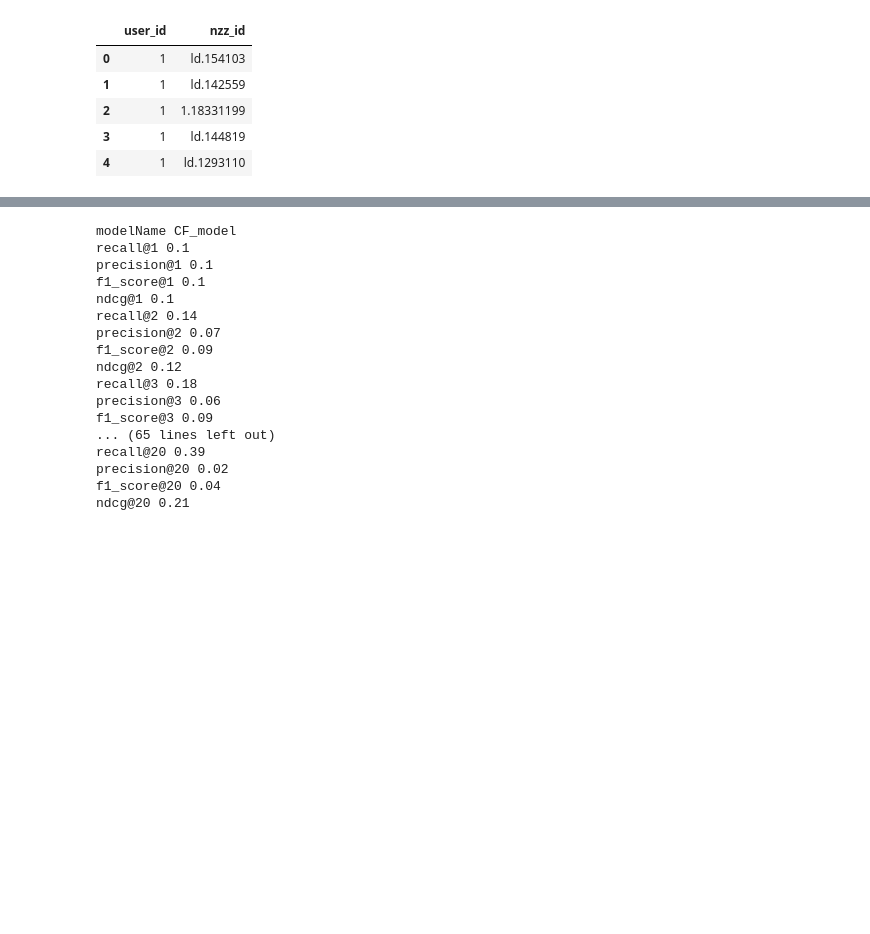
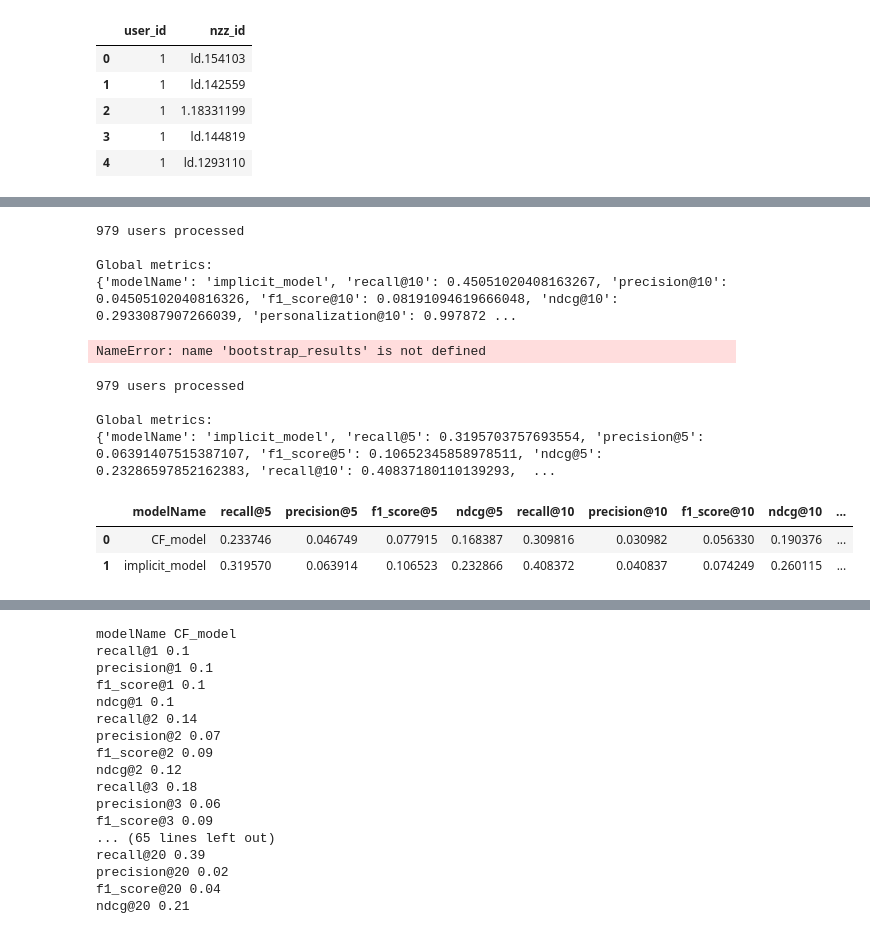
Before and after one commit to amakarewicz/RecommenderSystem, a Jupyter notebook: Kamil/notebooks/collaborative_filtering_model.ipynb, the cells around one changed output, grey strips where cells are left out. Cells and saved outputs as stored; diff of their text form; code cells hidden in the pictures; blank space fills up the shorter version.

```diff
--- a/Kamil/notebooks/collaborative_filtering_model.ipynb
+++ b/Kamil/notebooks/collaborative_filtering_model.ipynb
@@ -48,5 +80,16 @@ sys.path.append('../code')
 from cf_model import CFModel
 from model_evaluator import ModelEvaluator
 from random_model import RandomModel
-
-model_evaluator = ModelEvaluator(k_list = range(1,21))
+from implicit_model import ImplicitModel
+model_evaluator = ModelEvaluator(k_list = [10])
+# %%
+#cf_recommender_model = CFModel(n_latent_factors=200)
+cf_recommender_model = ImplicitModel(n_latent_factors=500, regularization=150, alpha=50, iterations=10)
+cf_recommender_model.fit(df_train)
+cf_global_metrics, cf_detailed_results_df = model_evaluator.evaluate_model(cf_recommender_model, readers, df_train, df_test, interactions=0)
+print('\nGlobal metrics:\n%s' % cf_global_metrics)
+# %% [output]
+979 users processed
+
+Global metrics:
+{'modelName': 'implicit_model', 'recall@10': 0.45051020408163267, 'precision@10': 0.04505102040816326, 'f1_score@10': 0.08191094619666048, 'ndcg@10': 0.2933087907266039, 'personalization@10': 0.997872 ...
@@ -52,0 +103,4 @@ model_evaluator = ModelEvaluator(k_list = range(1,21))
+# %%
+print(bootstrap_results)
+# %% [output]
+NameError: name 'bootstrap_results' is not defined
@@ -52,0 +115,11 @@ model_evaluator = ModelEvaluator(k_list = range(1,21))
+# %%
+#cf_recommender_model = CFModel(n_latent_factors=200)
+cf_recommender_model = CFModel(n_latent_factors=200)
+cf_recommender_model.fit(readers_train)
+cf_global_metrics1, cf_detailed_results_df = model_evaluator.evaluate_model(cf_recommender_model, readers, readers_train, readers_test)
+print('\nGlobal metrics:\n%s' % cf_global_metrics)
+# %% [output]
+979 users processed
+
+Global metrics:
+{'modelName': 'implicit_model', 'recall@5': 0.3195703757693554, 'precision@5': 0.06391407515387107, 'f1_score@5': 0.10652345858978511, 'ndcg@5': 0.23286597852162383, 'recall@10': 0.40837180110139293,  ...
@@ -52,0 +128,8 @@ model_evaluator = ModelEvaluator(k_list = range(1,21))
+# %%
+global_m = [cf_global_metrics1, cf_global_metrics]
+global_df = pd.DataFrame().from_dict(global_m)
+global_df.head()
+# %% [output]
+|  | modelName | recall@5 | precision@5 | f1_score@5 | ndcg@5 | recall@10 | precision@10 | f1_score@10 | ndcg@10 | ... |
+| 0 | CF_model | 0.233746 | 0.046749 | 0.077915 | 0.168387 | 0.309816 | 0.030982 | 0.056330 | 0.190376 | ... |
+| 1 | implicit_model | 0.319570 | 0.063914 | 0.106523 | 0.232866 | 0.408372 | 0.040837 | 0.074249 | 0.260115 | ... |
```
Also changed, not shown: parts of 17 cells of this notebook, 3 other files.
